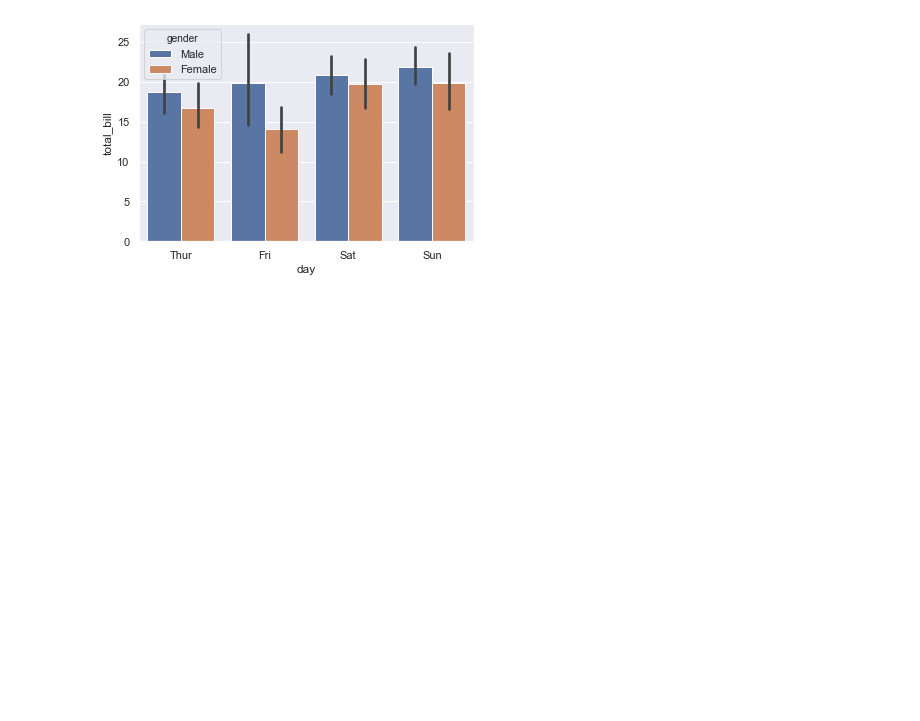
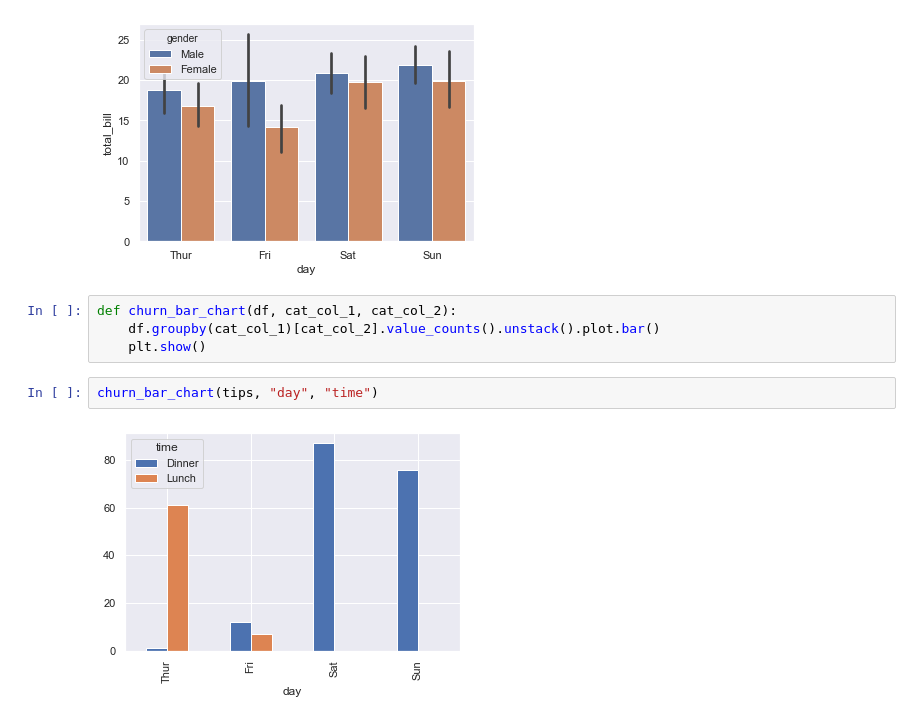
Before and after one commit to pathstream-curriculum/Python, a Jupyter notebook: Project-2/tips.ipynb, the cells around one changed output. Saved outputs shown, nothing was run; the diff lists cells and outputs as text; blank space fills up the shorter version.

```diff
--- a/Project-2/tips.ipynb
+++ b/Project-2/tips.ipynb
@@ -38,3 +38,11 @@ sns.barplot(x="day", y="total_bill", hue="gender", data=tips)
 # %% [output]
 <matplotlib.axes._subplots.AxesSubplot at 0x...>
 [figure]
+# %%
+def churn_bar_chart(df, cat_col_1, cat_col_2):
+    df.groupby(cat_col_1)[cat_col_2].value_counts().unstack().plot.bar()
+    plt.show()
+# %%
+churn_bar_chart(tips, "day", "time")
+# %% [output]
+[figure, added]
```
Also changed, not shown: parts of 5 cells of this notebook, 4 other files.
